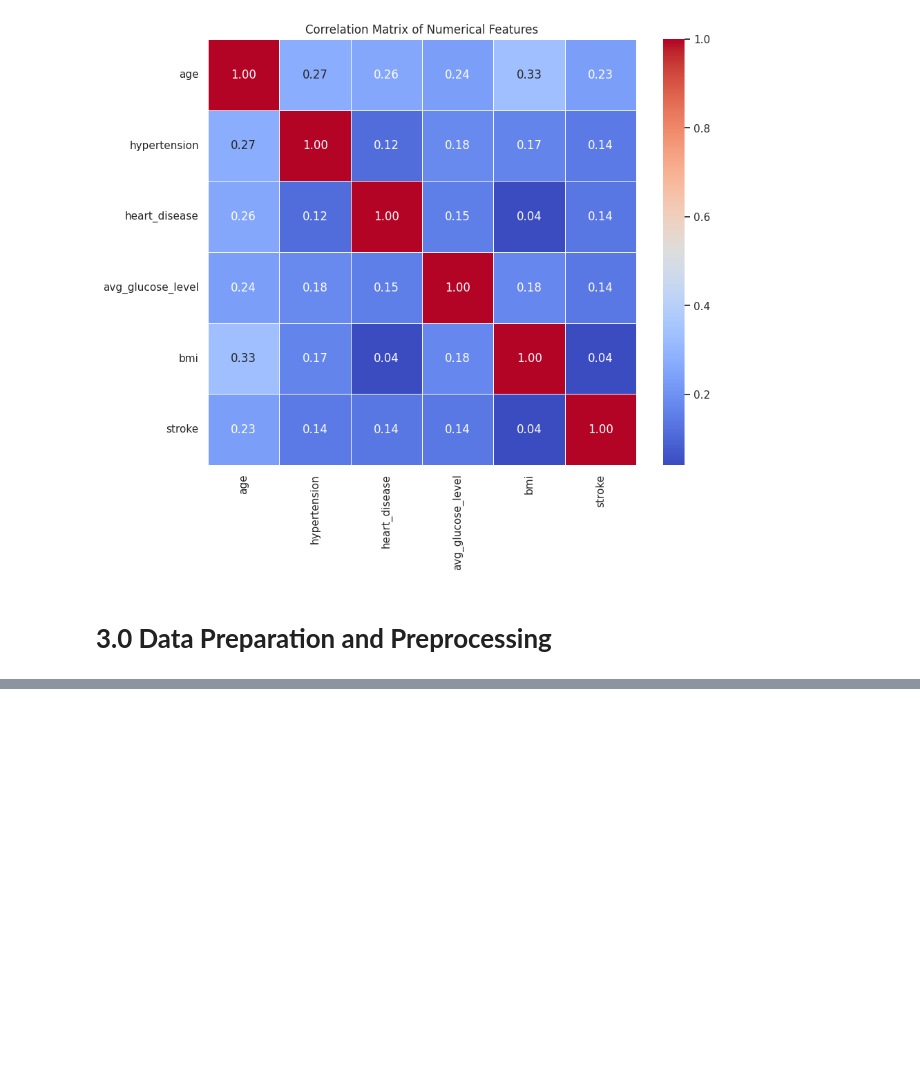
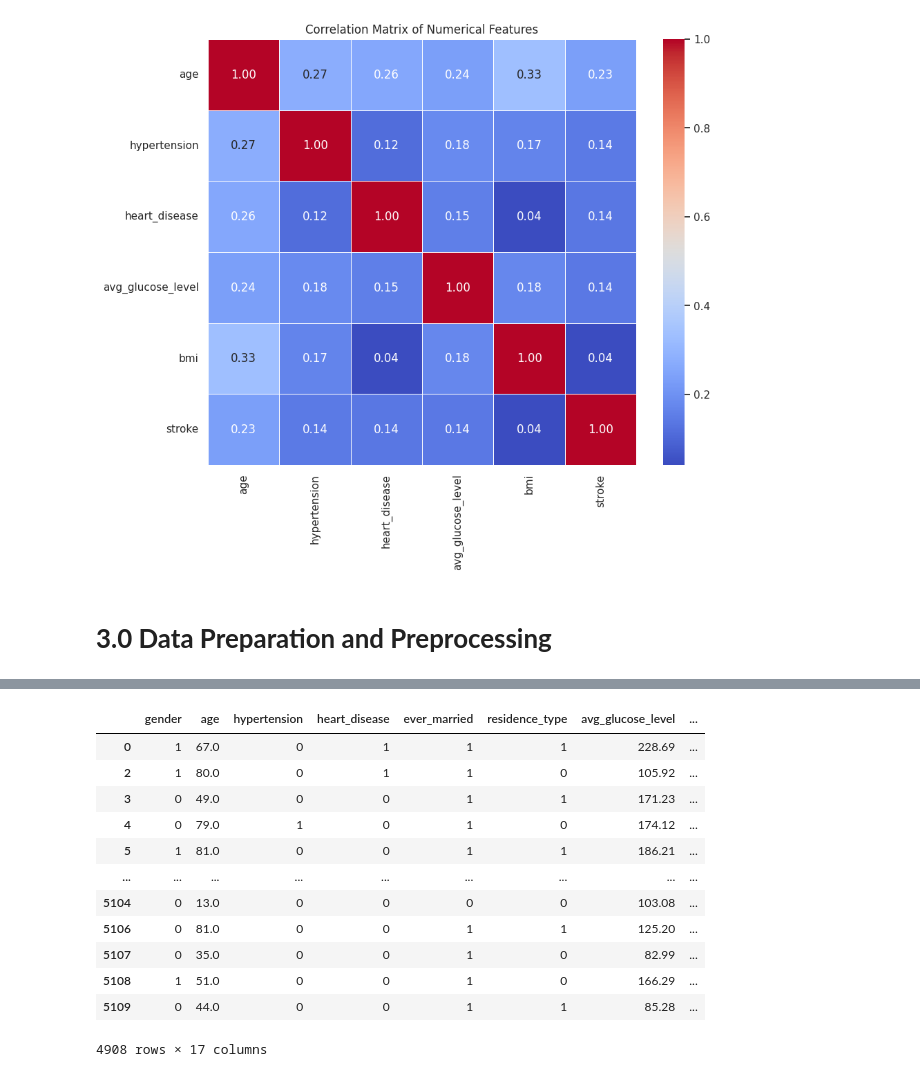
Before and after one commit to Chii2401344/BCS102_Assignment, a Jupyter notebook: BCS102_Assignment.ipynb, the cells around one changed output, grey strips where cells are left out. Saved outputs shown, nothing was run; the diff lists cells and outputs as text; code cells hidden in the pictures; blank space fills up the shorter version.

```diff
--- a/BCS102_Assignment.ipynb
+++ b/BCS102_Assignment.ipynb
@@ -308,0 +354,19 @@ plt.show()
+# %%
+# One-hot encode categorical features
+x_encoded = pd.get_dummies(x_encoded, columns=cat)
+
+x_encoded
+# %% [output]
+|  | gender | age | hypertension | heart_disease | ever_married | residence_type | avg_glucose_level | ... |
+| 0 | 1 | 67.0 | 0 | 1 | 1 | 1 | 228.69 | ... |
+| 2 | 1 | 80.0 | 0 | 1 | 1 | 0 | 105.92 | ... |
+| 3 | 0 | 49.0 | 0 | 0 | 1 | 1 | 171.23 | ... |
+| 4 | 0 | 79.0 | 1 | 0 | 1 | 0 | 174.12 | ... |
+| 5 | 1 | 81.0 | 0 | 0 | 1 | 1 | 186.21 | ... |
+| ... | ... | ... | ... | ... | ... | ... | ... | ... |
+| 5104 | 0 | 13.0 | 0 | 0 | 0 | 0 | 103.08 | ... |
+| 5106 | 0 | 81.0 | 0 | 0 | 1 | 1 | 125.20 | ... |
+| 5107 | 0 | 35.0 | 0 | 0 | 1 | 0 | 82.99 | ... |
+| 5108 | 1 | 51.0 | 0 | 0 | 1 | 0 | 166.29 | ... |
+| 5109 | 0 | 44.0 | 0 | 0 | 1 | 1 | 85.28 | ... |
+4908 rows × 17 columns
```
Also changed, not shown: parts of 6 cells of this notebook.
